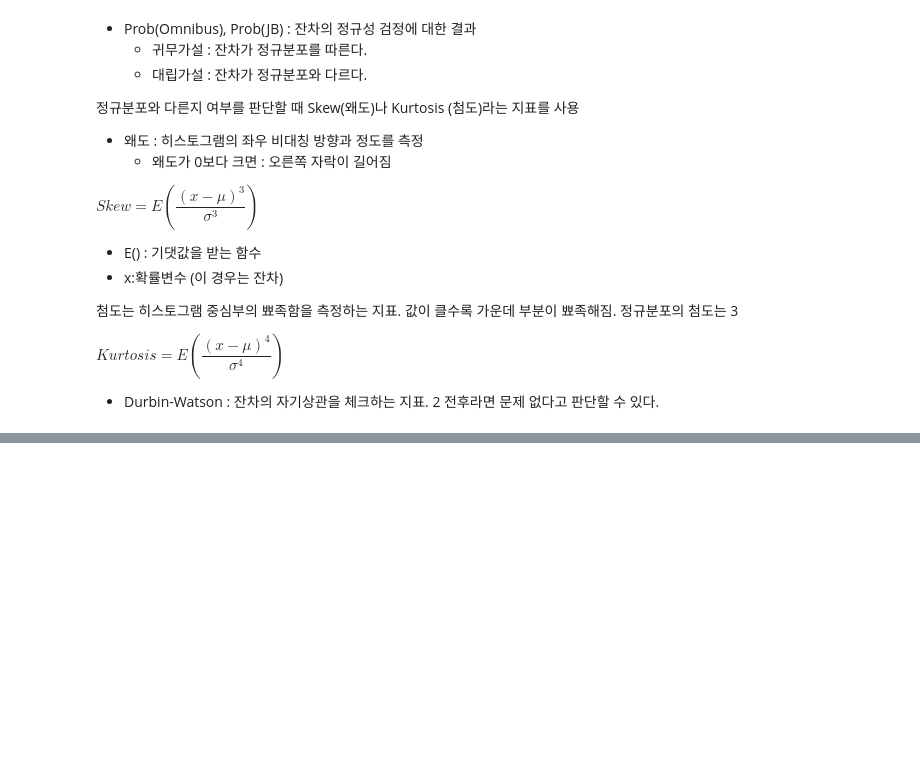
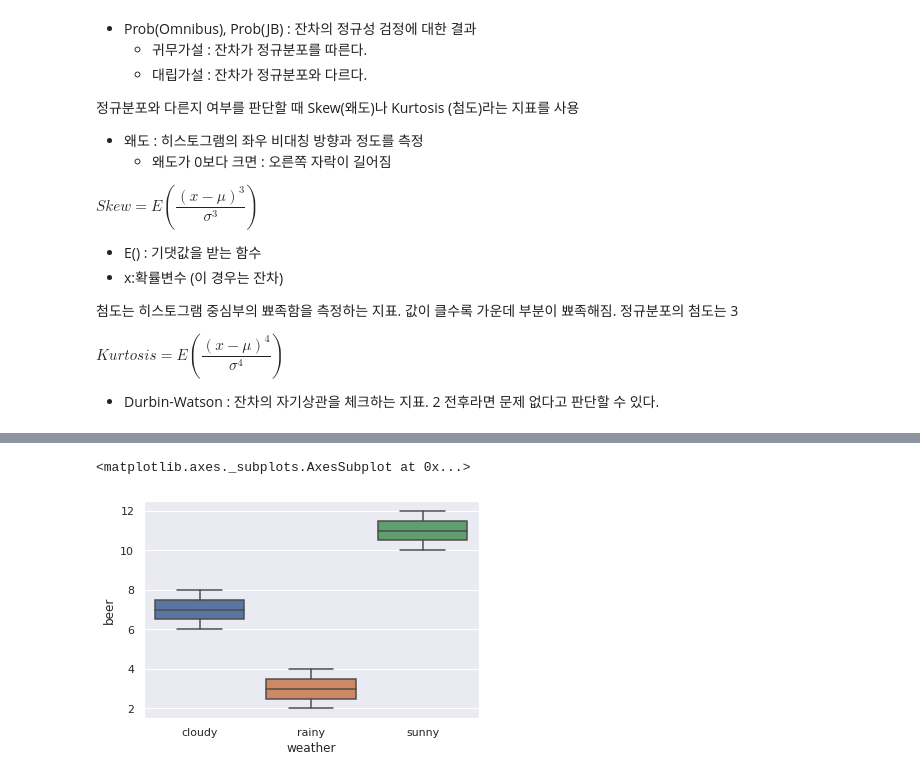
Before and after one commit to johyunkang/adp_certificate, a Jupyter notebook: stats_textbook_05.ipynb, the cells around one changed output, grey strips where cells are left out. Cells and saved outputs as stored; diff of their text form; code cells hidden in the pictures; blank space fills up the shorter version.

```diff
--- a/stats_textbook_05.ipynb
+++ b/stats_textbook_05.ipynb
@@ -441,0 +475,7 @@ $Skew = E(\dfrac {(x - \mu)^3} {\sigma^3})$
+# %%
+# 샘플 데이터
+weather = ['cloudy', 'cloudy', 'rainy', 'rainy', 'sunny', 'sunny']
+beer = [6, 8, 2, 4, 10, 12]
+
+weather_beer = pd.DataFrame({'beer':beer, 'weather': weather})
+display(weather_beer)
@@ -441,0 +490,5 @@ $Skew = E(\dfrac {(x - \mu)^3} {\sigma^3})$
+# %%
+sns.boxplot(x='weather', y='beer', data=weather_beer)
+# %% [output]
+<matplotlib.axes._subplots.AxesSubplot at 0x...>
+[figure, added]
```
Also changed, not shown: parts of 18 cells of this notebook.
